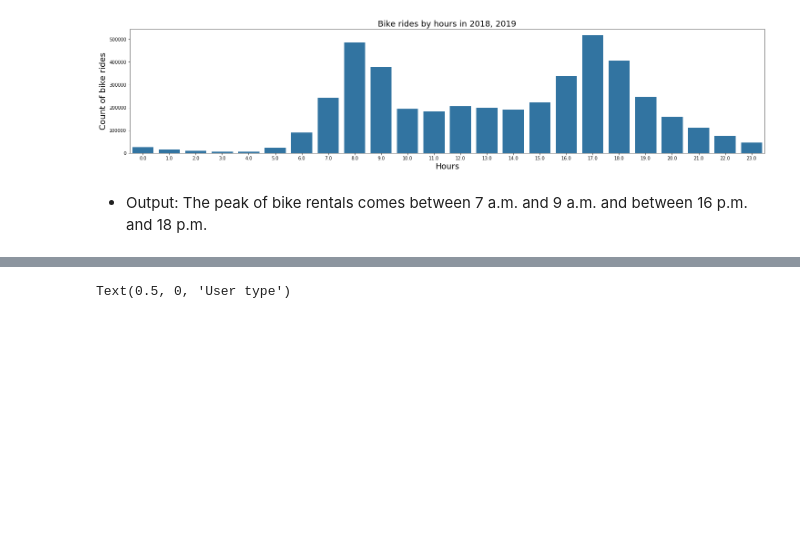
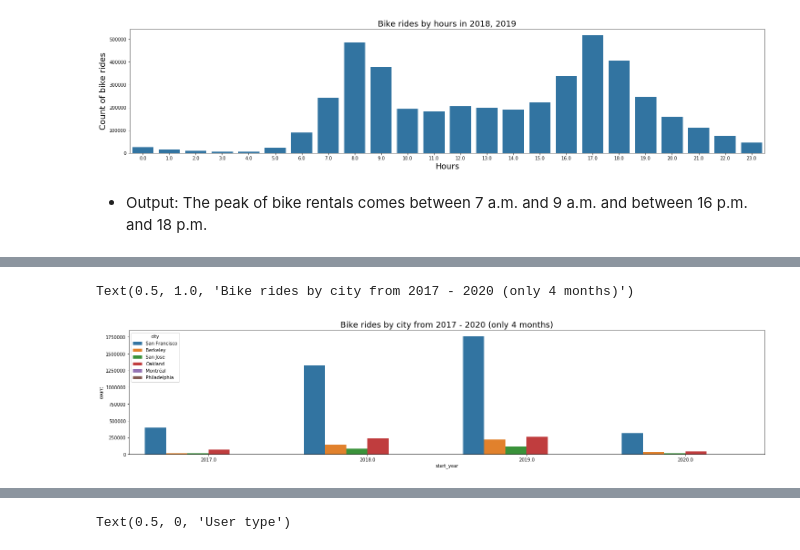
Before and after one commit to SvLaura/Bike-Rental-Dataset-Data-Analysiss., a Jupyter notebook: Exploratory_analysis_Fordgobike.ipynb, the cells around one changed output, grey strips where cells are left out. Saved outputs shown, nothing was run; the diff lists cells and outputs as text; code cells hidden in the pictures; blank space fills up the shorter version.

Commit message:
Using func city_state number of bike rides by city and state data was added to dataframe.

```diff
--- a/Exploratory_analysis_Fordgobike.ipynb
+++ b/Exploratory_analysis_Fordgobike.ipynb
@@ -654,0 +786,2 @@ df2.head(5)
+# %%
+df3 = pd.merge(df2[['start_station_name','start_station_id','bike_id','user_type','member_birth_year','member_gender','bike_share_for_all_trip','rental_access_method','start_year','start_month','start_day','start_weekday','start_hour','duration_min']], df_station[['start_station_id','city','state']], on='start_station_id',how='left')
@@ -654,0 +795,3 @@ df2.head(5)
+# %%
+# replace Nan -> '' for string data
+df3.fillna({'city':'','state':''}, inplace=True)
@@ -654,0 +844,3 @@ df2.head(5)
+# %%
+df3.sort_values('start_year', inplace = True)
+df3.groupby('city').start_year.value_counts()
@@ -654,0 +865,17 @@ df2.head(5)
+# %%
+df3 = df3.query('city != ""')
+# %%
+# Bike rides by city:
+
+plt.figure(figsize=(25,5))
+base_color = sb.color_palette()[0]
+ct_counts = df3.groupby(['start_year','city']).size()
+ct_counts = ct_counts.reset_index(name = 'count')
+ct_counts.pivot(index = 'start_year', columns = 'city', values = 'count')
+sb.countplot(data = df3, x = 'start_year', hue = 'city')
+#plt.xticks(rotation = 18)
+
+plt.title('Bike rides by city from 2017 - 2020 (only 4 months)', fontsize=18)
+# %% [output]
+Text(0.5, 1.0, 'Bike rides by city from 2017 - 2020 (only 4 months)')
+[figure, added]
```
Also changed, not shown: parts of 48 cells of this notebook.
